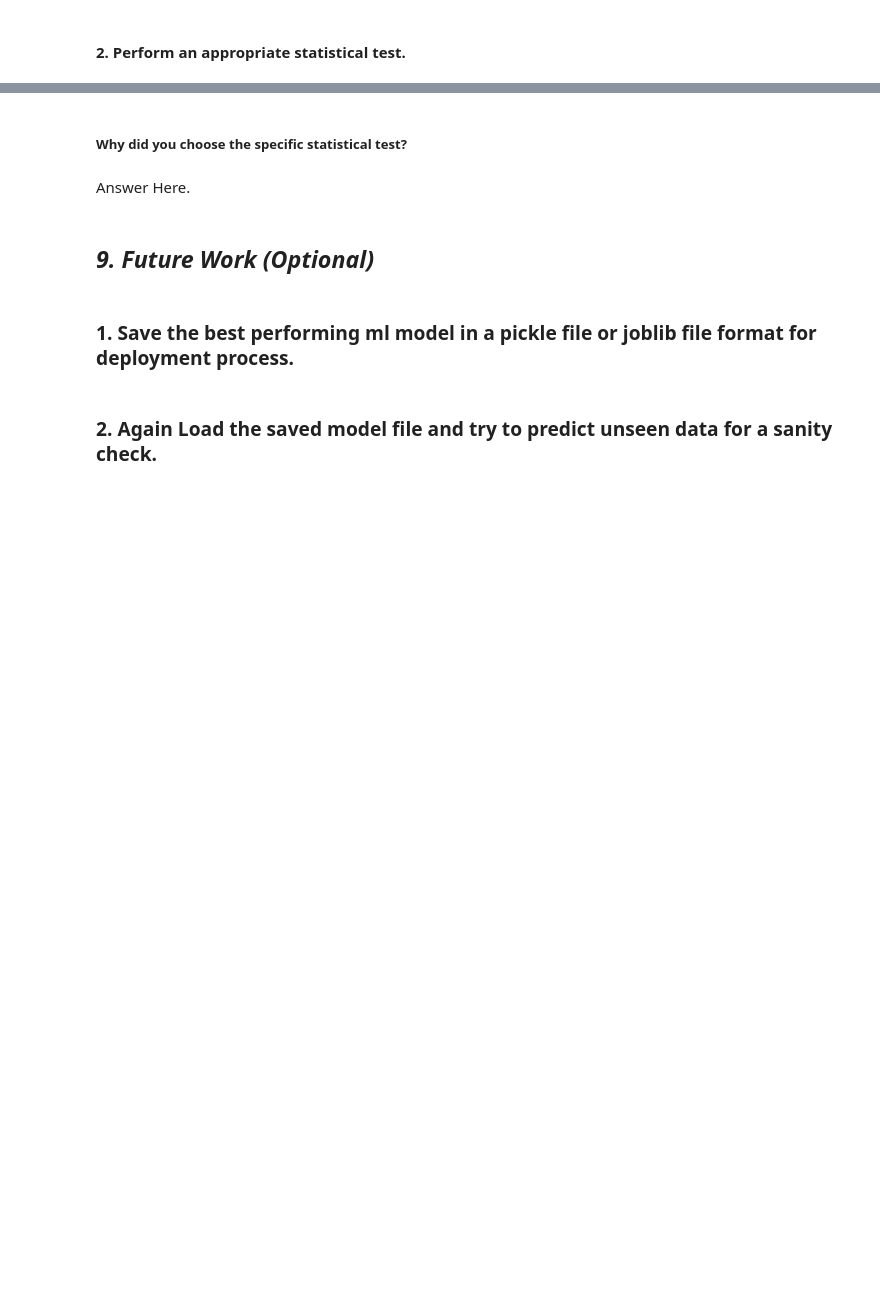
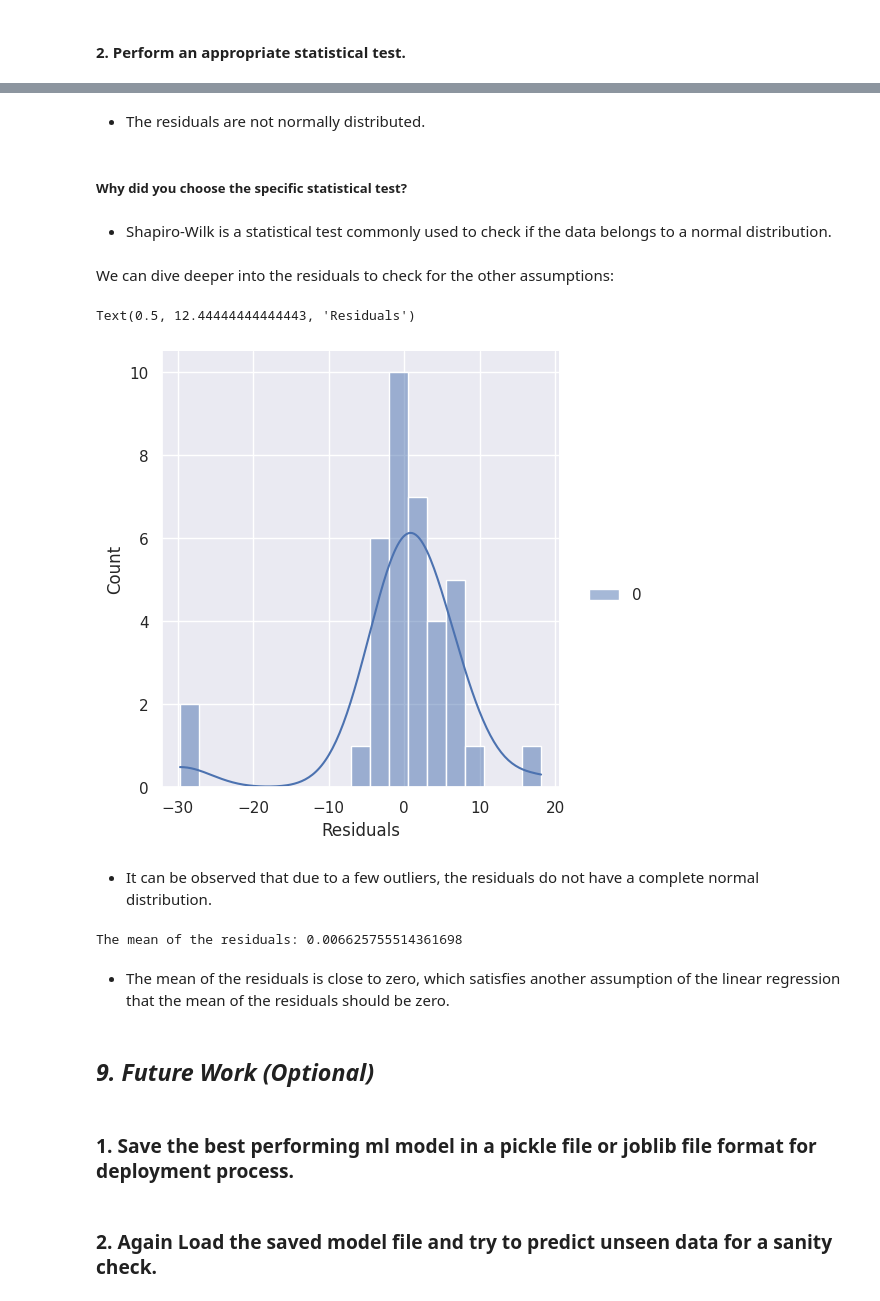
Before and after one commit to dipankarsahu1000/Yes-Bank-Stock-Closing-Price-Prediction, a Jupyter notebook: Yes_Bank_Stock_Closing_Price_Prediction.ipynb, the cells around one changed output, grey strips where cells are left out. Drawn from its saved outputs; the diff is of its cells as text; code cells hidden in the pictures; blank space fills up the shorter version.

```diff
--- a/Yes_Bank_Stock_Closing_Price_Prediction.ipynb
+++ b/Yes_Bank_Stock_Closing_Price_Prediction.ipynb
@@ -1285,7 +1310,28 @@ Answer Here.
+# %% [markdown]
+* The residuals are not normally distributed.
 # %% [markdown]
 ##### Why did you choose the specific statistical test?
-# %% [markdown]
-Answer Here.
+# %% [markdown]
+* Shapiro-Wilk is a statistical test commonly used to check if the data belongs to a normal distribution.
+# %% [markdown]
+We can dive deeper into the residuals to check for the other assumptions:
+# %%
+# Checking the whole distribution of the residuals:
+sns.displot(residuals, kde = True)
+plt.xlabel('Residuals')
+# %% [output]
+Text(0.5, 12.44444444444443, 'Residuals')
+[figure, added]
+# %% [markdown]
+* It can be observed that due to a few outliers, the residuals do not have a complete normal distribution.
+# %%
+# Checking the mean of the residuals:
+mean_res = np.mean(residuals)
+print('The mean of the residuals:', mean_res)
+# %% [output]
+The mean of the residuals: 0.006625755514361698
+# %% [markdown]
+* The mean of the residuals is close to zero, which satisfies another assumption of the linear regression that the mean of the residuals should be zero.
 # %% [markdown]
 ## ***9.*** ***Future Work (Optional)***
 # %% [markdown]
```
Also changed, not shown: parts of 13 cells of this notebook.
